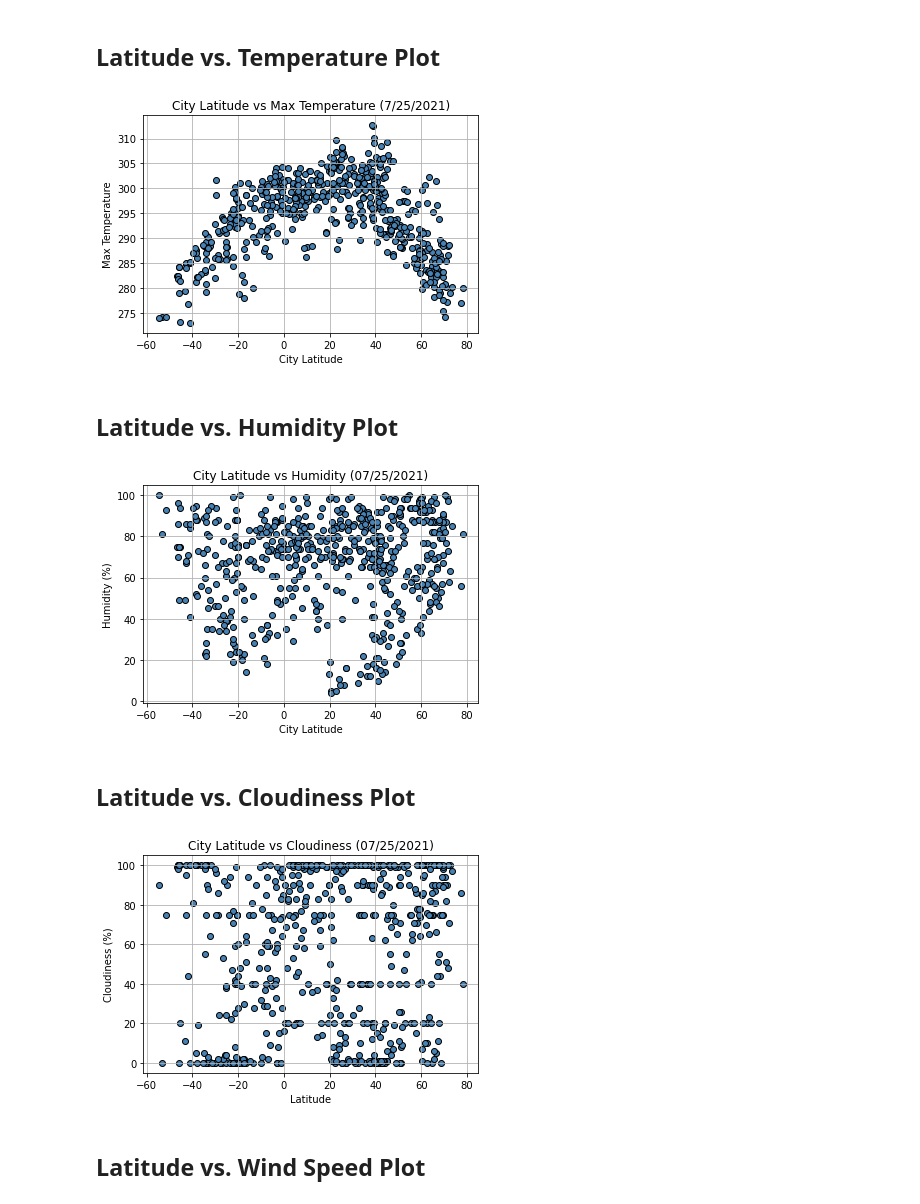
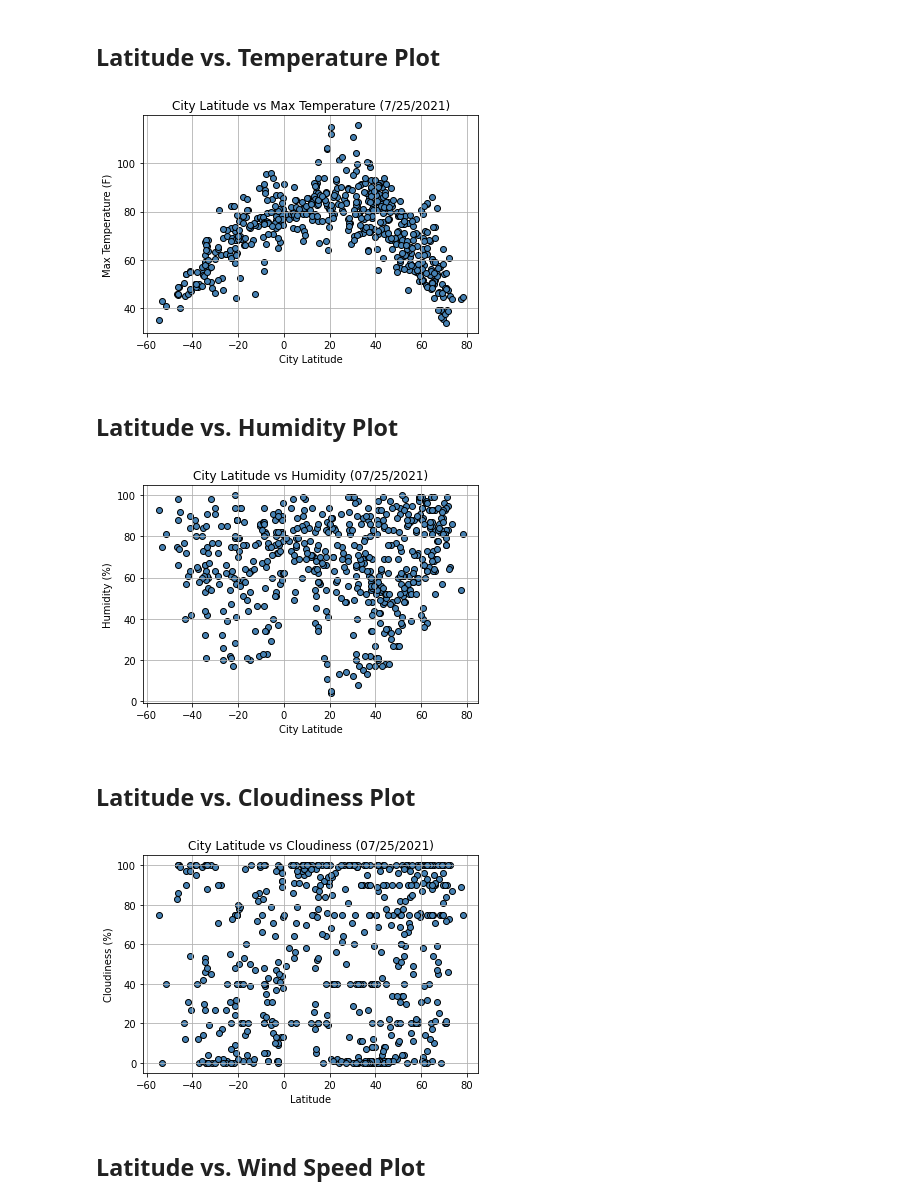
Before and after one commit to Benmonty25/python-api-challenge, a Jupyter notebook: WeatherPy/WeatherPy.ipynb, the cells around one changed output. Cells and saved outputs as stored; diff of their text form; code cells hidden in the pictures.

```diff
--- a/WeatherPy/WeatherPy.ipynb
+++ b/WeatherPy/WeatherPy.ipynb
@@ -56,7 +56,7 @@ len(cities)
 # %%
 # Pulling Cities list using API
 units = 'Imperial'
-url = "http://api.openweathermap.org/data/2.5/weather?units=Imperial"
+url = "http://api.openweathermap.org/data/2.5/weather?"
 query_url = url +"units=" + units + "&appid=" + weather_api_key + "&q="
 
 x=1
@@ -191,23 +191,23 @@ cleancityweather_df
 # %%
 latit = cleancityweather_df["Latitude"]
 Max_temp = cleancityweather_df["Max Temperature"]
-lattempoutput = 'output_data/TempvsLat.png'
+lattempoutput = '../output_data/TempvsLat.png'
 plt.scatter(latit, Max_temp, marker="o", facecolors = "steelblue", edgecolor = 'black')
 
 plt.grid()
 
 plt.title (f"City Latitude vs Max Temperature (7/25/2021)")
 plt.xlabel ("City Latitude")
-plt.ylabel ("Max Temperature")
+plt.ylabel ("Max Temperature (F)")
 plt.savefig (lattempoutput)
 plt.show()
 # %% [output]
-[figure, old version]
+[figure, new version]
 # %% [markdown]
 ## Latitude vs. Humidity Plot
 # %%
 humidity = cleancityweather_df["Humidity"]
-lathumoutput = 'output_data/LatvsHum.png'
+lathumoutput = '../output_data/LatvsHum.png'
 plt.scatter(latit, humidity, marker="o", facecolors = "steelblue", edgecolor = 'black')
 
 plt.grid()
@@ -217,22 +217,22 @@ plt.ylabel ("Humidity (%)")
 plt.savefig (lathumoutput)
 plt.show()
 # %% [output]
-[figure, old version]
+[figure, new version]
 # %% [markdown]
 ## Latitude vs. Cloudiness Plot
 # %%
 cloudiness = cleancityweather_df["Cloudiness"]
-cloudlatoutput = 'output_data/LatvsCloud.png'
+cloudlatoutput = '../output_data/LatvsCloud.png'
 plt.scatter(latit, cloudiness, marker="o", facecolors = "steelblue", edgecolor = 'black')
 
 plt.grid()
 plt.title ("City Latitude vs Cloudiness (07/25/2021)")
 plt.xlabel ("Latitude")
 plt.ylabel ("Cloudiness (%)")
 plt.savefig (cloudlatoutput)
 plt.show()
 # %% [output]
-[figure, old version]
+[figure, new version]
 # %% [markdown]
 ## Latitude vs. Wind Speed Plot
 # %%
```
Also changed, not shown: parts of 15 cells of this notebook, 10 other files.
